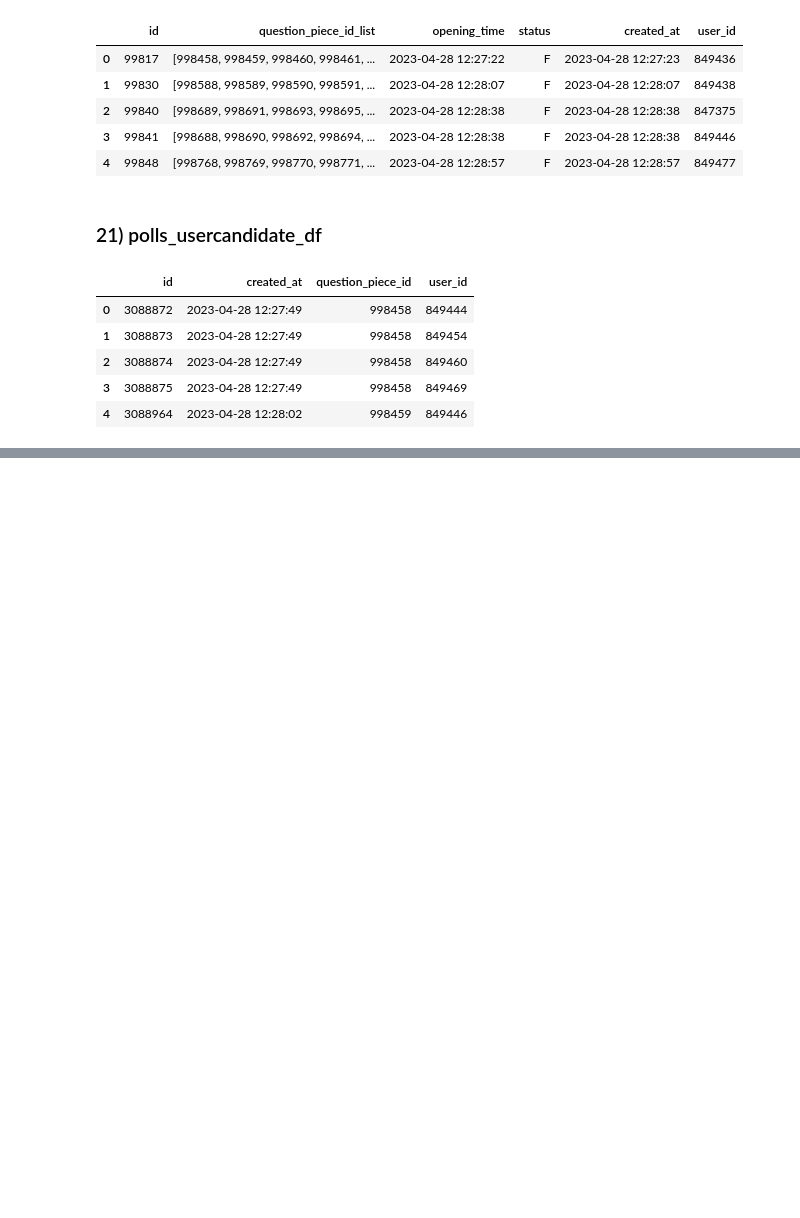
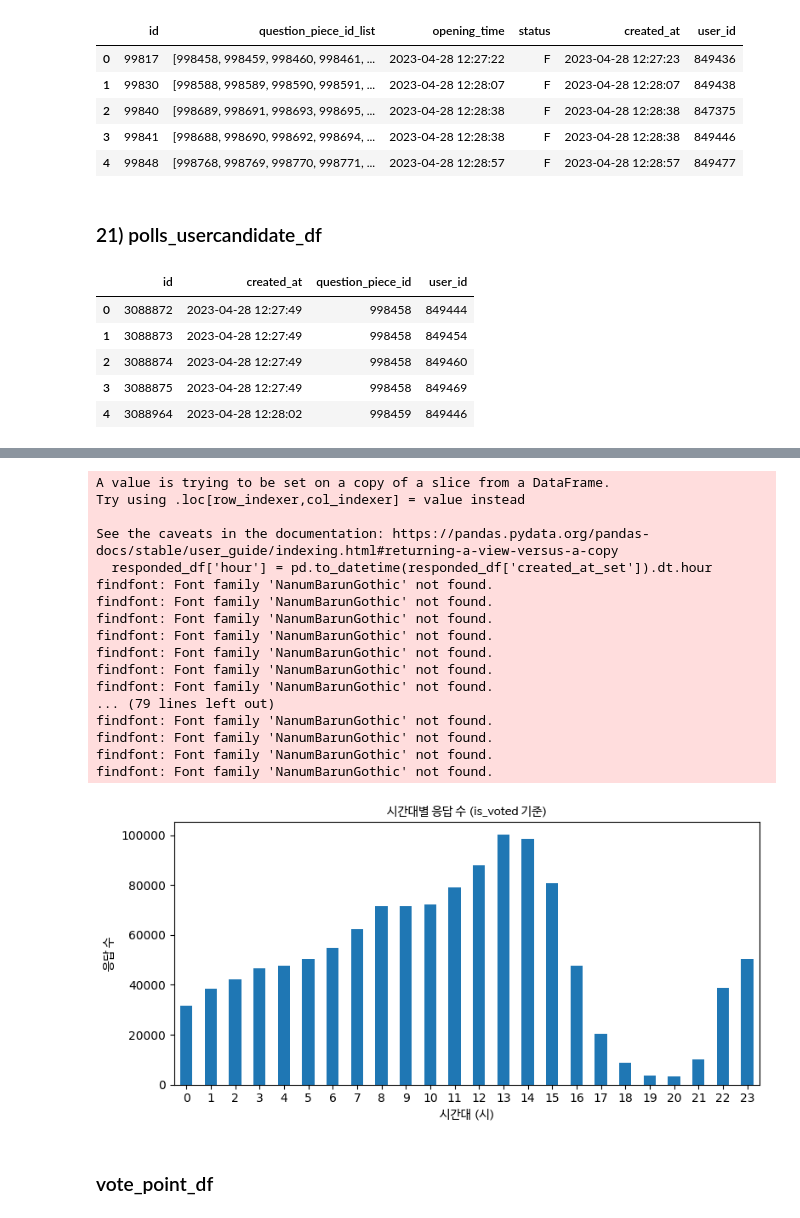
Before and after one commit to goheejieuri/final_project_team3, a Jupyter notebook: preprocessingmnsyeon.ipynb, the cells around one changed output, grey strips where cells are left out. Saved outputs shown, nothing was run; the diff lists cells and outputs as text; code cells hidden in the pictures; blank space fills up the shorter version.

```diff
--- a/preprocessingmnsyeon.ipynb
+++ b/preprocessingmnsyeon.ipynb
@@ -12,7 +12,7 @@ import os
 # 한글 폰트 지정
 import matplotlib.font_manager as fm
 
-font_path = '/usr/share/fonts/truetype/nanum/NanumBarunGothic.ttf'  # 경로 확인 필요
+font_path = '/Users/mn/Desktop/finalproject/font_final/nanum-barun-gothic/NanumBarunGothic.ttf'  # 경로 확인 필요
 fontprop = fm.FontProperties(fname=font_path)
 
 plt.rc('font', family=fontprop.get_name())
@@ -28,6 +32,6 @@ wd
 # %%
 # 절대 경로 (수정해서 사용)
-JSON_KEY_PATH = "key/my-projectcodeit.json"
+JSON_KEY_PATH = "/Users/mn/Desktop/finalproject/final_project_team3/key/my-projectcodeit.json"
 # %% [markdown]
 ### 데이터 불러오기
 # %%
@@ -387,0 +486,24 @@ polls_usercandidate_df.head()
+# %%
+question_df = pd.read_parquet(
+                                      "gs://sprintda07-gohee-bucket/final_project/최종프로젝트_데이터(parquet)/votes/question_df.parquet",
+                                      engine='pyarrow',
+                                      storage_options={'token' : JSON_KEY_PATH}
+                                  )
+
+vote_point_df = pd.read_parquet(
+                                      "gs://sprintda07-gohee-bucket/final_project/최종프로젝트_데이터(parquet)/votes/vote_point_df.parquet",
+                                      engine='pyarrow',
+                                      storage_options={'token' : JSON_KEY_PATH}
+                                  )
+
+event_info_df = pd.read_parquet(
+                                      "gs://sprintda07-gohee-bucket/final_project/최종프로젝트_데이터(parquet)/votes/event_info_df.parquet",
+                                      engine='pyarrow',
+                                      storage_options={'token' : JSON_KEY_PATH}
+                                  )
+
+user_df = pd.read_parquet(
+                                      "gs://sprintda07-gohee-bucket/final_project/최종프로젝트_데이터(parquet)/votes/user_df.parquet",
+                                      engine='pyarrow',
+                                      storage_options={'token' : JSON_KEY_PATH}
+                                  )
@@ -387,0 +604,34 @@ polls_usercandidate_df.head()
+# %%
+responded_df = question_df[question_df['is_voted'] == 1]
+
+responded_df['hour'] = pd.to_datetime(responded_df['created_at_set']).dt.hour
+
+plt.figure(figsize=(8, 4))
+responded_df['hour'].value_counts().sort_index().plot(kind='bar')
+plt.title('시간대별 응답 수 (is_voted 기준)', fontproperties=fontprop)
+plt.xlabel('시간대 (시)', fontproperties=fontprop)
+plt.ylabel('응답 수', fontproperties=fontprop)
+plt.xticks(rotation=0)
+plt.tight_layout()
+plt.show()
+# %% [output]
+A value is trying to be set on a copy of a slice from a DataFrame.
+Try using .loc[row_indexer,col_indexer] = value instead
+
+See the caveats in the documentation: https://pandas.pydata.org/pandas-docs/stable/user_guide/indexing.html#returning-a-view-versus-a-copy
+  responded_df['hour'] = pd.to_datetime(responded_df['created_at_set']).dt.hour
+findfont: Font family 'NanumBarunGothic' not found.
+findfont: Font family 'NanumBarunGothic' not found.
+findfont: Font family 'NanumBarunGothic' not found.
+findfont: Font family 'NanumBarunGothic' not found.
+findfont: Font family 'NanumBarunGothic' not found.
+findfont: Font family 'NanumBarunGothic' not found.
+findfont: Font family 'NanumBarunGothic' not found.
+... (79 lines left out)
+findfont: Font family 'NanumBarunGothic' not found.
+findfont: Font family 'NanumBarunGothic' not found.
+findfont: Font family 'NanumBarunGothic' not found.
+findfont: Font family 'NanumBarunGothic' not found.
+[figure, added]
+# %% [markdown]
+### vote_point_df
```
Also changed, not shown: parts of 171 cells of this notebook, 1 other file.
